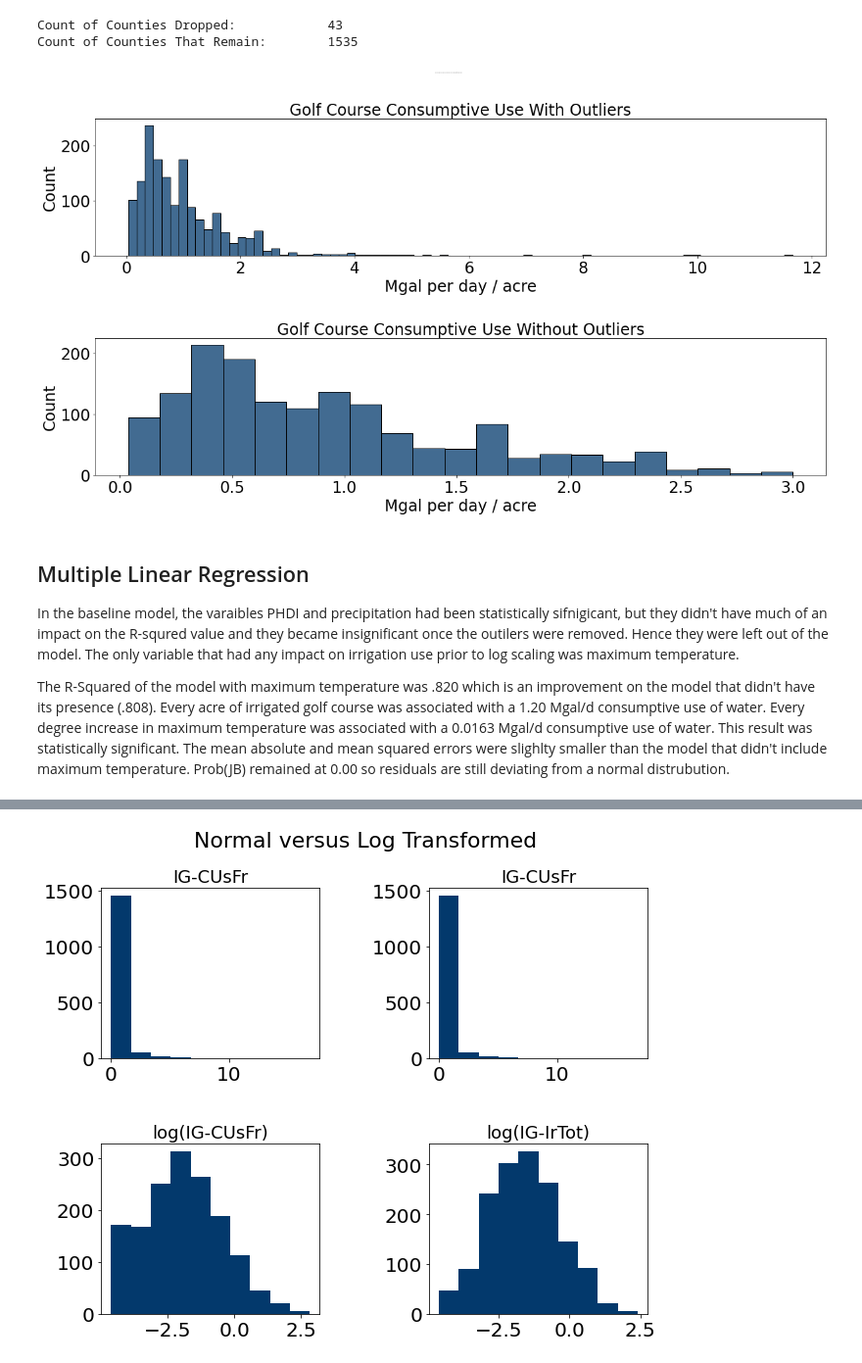
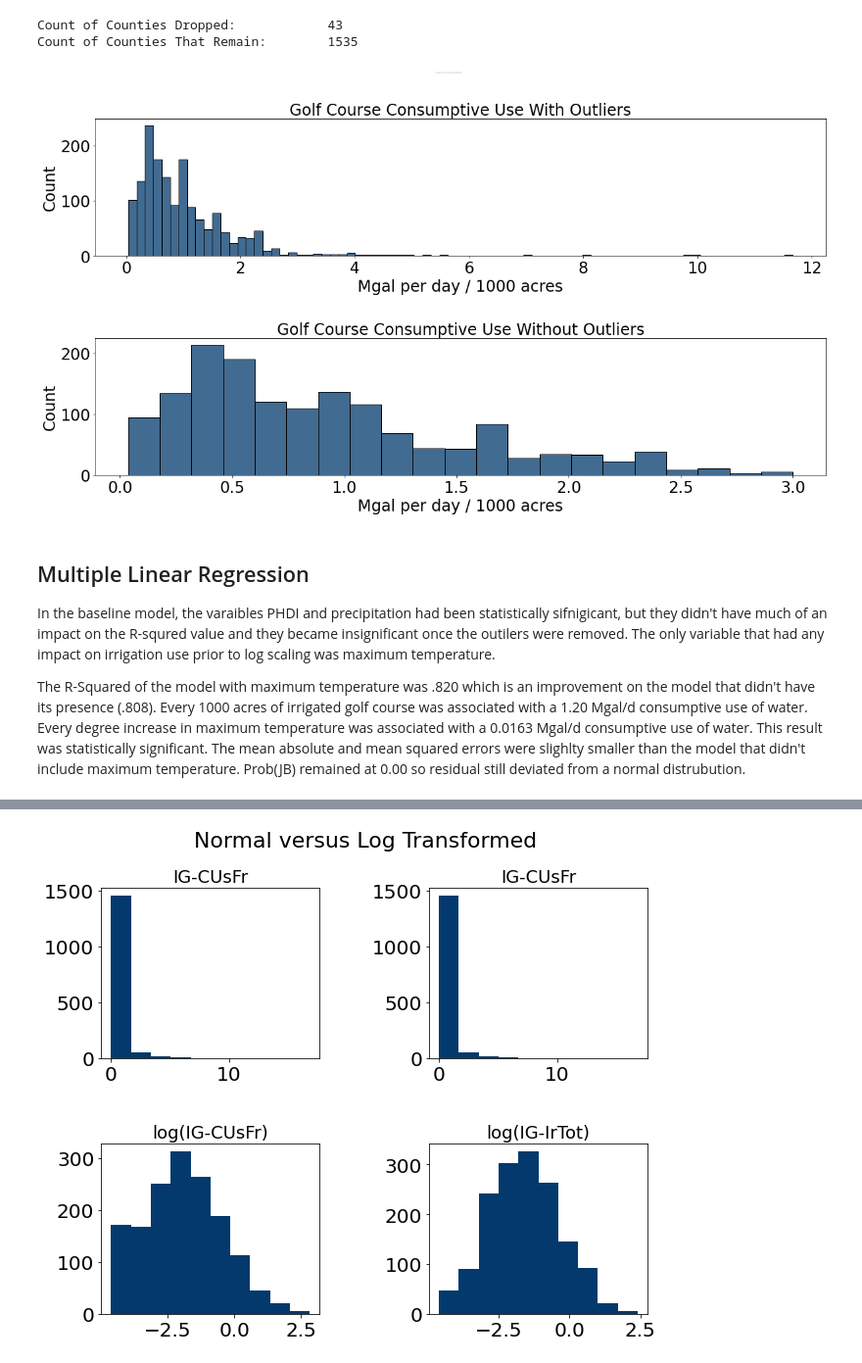
Before and after one commit to lychrst/The_Golf_Courses_of_Wrath, a Jupyter notebook: The_Golf_Courses_of_Wrath.ipynb, the cells around one changed output, grey strips where cells are left out. Shown at 98% size. Drawn from its saved outputs; the diff is of its cells as text; code cells hidden in the pictures.

```diff
--- a/The_Golf_Courses_of_Wrath.ipynb
+++ b/The_Golf_Courses_of_Wrath.ipynb
@@ -376,16 +391,16 @@ Two useful subsets were also created, namely golf_courses and golf_courses_of_wr
 # %%
-# This creates the feature golf_con-per_acre which is the amount
-# of water consumed per acre of golf course.  The units are acre
-# divided by Mgal/d
-
-golf['golf_con-per_acre'] =  golf['IG-CUsFr'] / golf["IG-IrTot"]
+# This creates the feature golf_con-per_1000_acre which is the amount
+# of water consumed per 1000 acres of golf course.  The units are Mgal/d
+# divided by 1000 acres.
+golf['golf_con-per_1000_acre'] =  golf['IG-CUsFr'] / golf["IG-IrTot"]
 # %%
 # This creates the primary dataset to be used for an analysis of
 # golf courses.
 
-golf1 = golf[['STATE', 'COUNTY', 'IG-WFrTo', 'IG-RecWW', 'IG-CUsFr', 'IG-IrSpr', \
-'IG-IrMic', 'golf_con-per_acre', 'IG-IrSur', 'IG-IrTot', 'PMDI', 'PHDI', 'PDSI', 'Precip',\
-'Min_temp', 'Max_temp', 'Avg_temp', "TP-TotPop"]]
+golf1 = golf[['STATE', 'COUNTY', 'IG-WFrTo', 'IG-RecWW', 'IG-CUsFr', \
+'IG-IrSpr', 'IG-IrMic', 'golf_con-per_1000_acre', 'IG-IrSur', 'IG-IrTot',\
+'PMDI', 'PHDI', 'PDSI', 'Precip', 'Min_temp', 'Max_temp', 'Avg_temp',\
+"TP-TotPop"]]
 # %%
 # This creates the golf course subset.
 
@@ -691,7 +705,7 @@ dtype: float64
 # to try and capture the relationshps between variables while retaining most
 # of the data.
 
-golf_out = golf1.drop(golf1[golf1['golf_con-per_acre'] > 3].index)
+golf_out = golf1.drop(golf1[golf1['golf_con-per_1000_acre'] > 3].index)
 golf_out2 =  golf_out.drop(golf_out[golf_out["golf_error"] < -6].index)
 golf_out3 =  golf_out2.drop(339)
 # %%
@@ -746,32 +762,32 @@ Count of Counties That Remain:        1535
 # %%
 # These are the histograms of golf courses with and without 'outliers'.
 # Even with the dropping of extreme values, the model is not
 # normalized.
 
 
 plt.figure(figsize=[20,10])
 plt.suptitle("Comparing Golf Course Consumptive Use", size=2)
 plt.rcParams.update({'font.size': 24})
 plt.subplots_adjust(wspace=0.6,
                     hspace=0.6)
 
 plt.subplot(2,1,1)
 plt.title("Golf Course Consumptive Use With Outliers", size=24)
-sns.histplot(golf1['golf_con-per_acre'], color='#03396c')
-plt.xlabel('Mgal per day / acre');
+sns.histplot(golf1['golf_con-per_1000_acre'], color='#03396c')
+plt.xlabel('Mgal per day / 1000 acres');
 
 plt.subplot(2,1,2)
 plt.title("Golf Course Consumptive Use Without Outliers", size=24)
-sns.histplot(golf_out3['golf_con-per_acre'], color='#03396c')
-plt.xlabel('Mgal per day / acre');
+sns.histplot(golf_out3['golf_con-per_1000_acre'], color='#03396c')
+plt.xlabel('Mgal per day / 1000 acres');
 # %% [output]
-[figure, old version]
+[figure, new version]
 # %% [markdown]
 ## Multiple Linear Regression
 
-In the baseline model, the varaibles PHDI and precipitation had been statistically sifnigicant, but they didn't have much of an impact on the R-squred value and they became insignificant once the outilers were removed. Hence they were left out of the model.  The only variable that had any impact on irrigation use prior to log scaling was maximum temperature.
+In the baseline model, the varaibles PHDI and precipitation had been statistically sifnigicant, but they didn't have much of an impact on the R-squred value and they became insignificant once the outilers were removed. The only variable that had any impact on irrigation use prior to log scaling was maximum temperature.
 
-The R-Squared of the model with maximum temperature was .820 which is an improvement on the model that didn't have its presence (.808).  Every acre of irrigated golf course was associated with a 1.20 Mgal/d consumptive use of water.  Every degree increase in maximum temperature was associated with a 0.0163 Mgal/d consumptive use of water. This result was statistically significant.  The mean absolute and mean squared errors were slighlty smaller than the model that didn't include maximum temperature. Prob(JB) remained at 0.00 so residuals are still deviating from a normal distrubution.
+The R-Squared of the model with maximum temperature was .820 which is an improvement on the model that didn't have its presence (.808).  Every 1000 acres of irrigated golf course was associated with a 1.20 Mgal/d consumptive use of water.  Every degree increase in maximum temperature was associated with a 0.0163 Mgal/d consumptive use of water. This result was statistically significant.  The mean absolute and mean squared errors were slighlty smaller than the model that didn't include maximum temperature. Prob(JB) remained at 0.00 so residual still deviated from a normal distrubution.
 # %%
 # This is the model without outliers that includes maximum temperature.
 y_golf4 = golf_out3["IG-CUsFr"]
```
Also changed, not shown: parts of 124 cells of this notebook, 3 other files.
